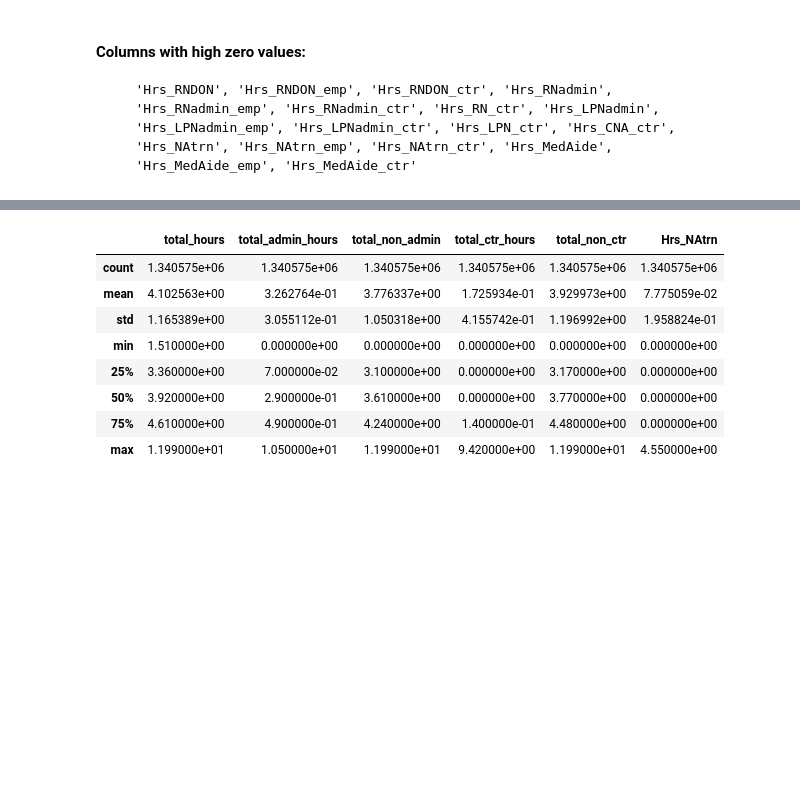
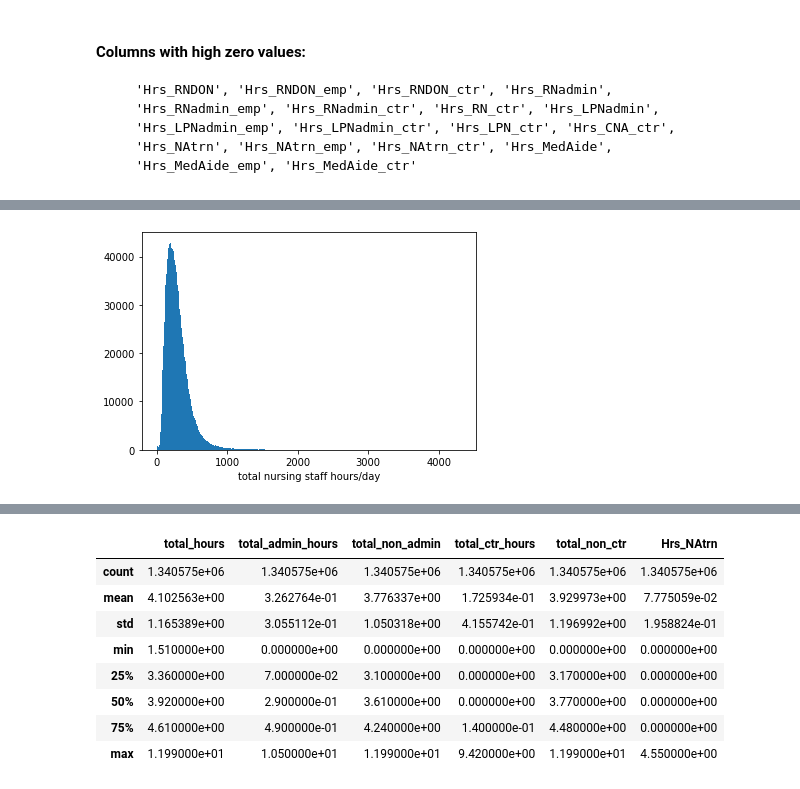
Before and after one commit to HUA1846/nursing_home_PBJ_analysis, a Jupyter notebook: ensign_services.ipynb, the cells around one changed output, grey strips where cells are left out. Saved outputs shown, nothing was run; the diff lists cells and outputs as text; code cells hidden in the pictures; blank space fills up the shorter version.

```diff
--- a/ensign_services.ipynb
+++ b/ensign_services.ipynb
@@ -127,0 +134,7 @@ all_nursing_df[features].describe()
+# %%
+# Distribution of total nursing staff hours
+bins = np.arange(0, all_nursing_df['total_hours'].max() + 10, 10)
+plt.hist(all_nursing_df['total_hours'], bins=bins)
+plt.xlabel('total nursing staff hours/day');
+# %% [output]
+[figure, added]
```
Also changed, not shown: parts of 10 cells of this notebook.
